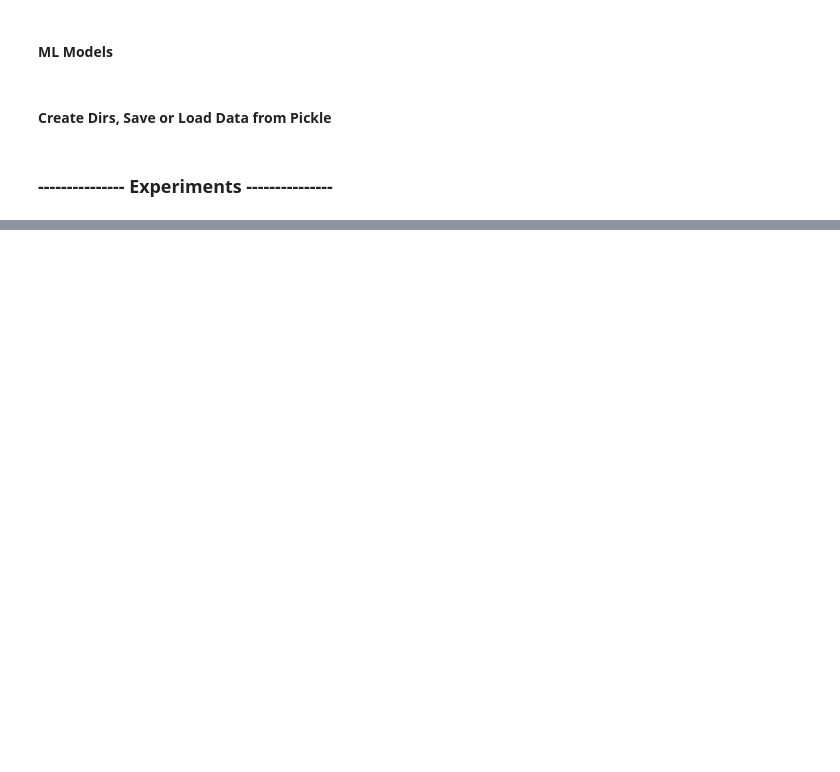
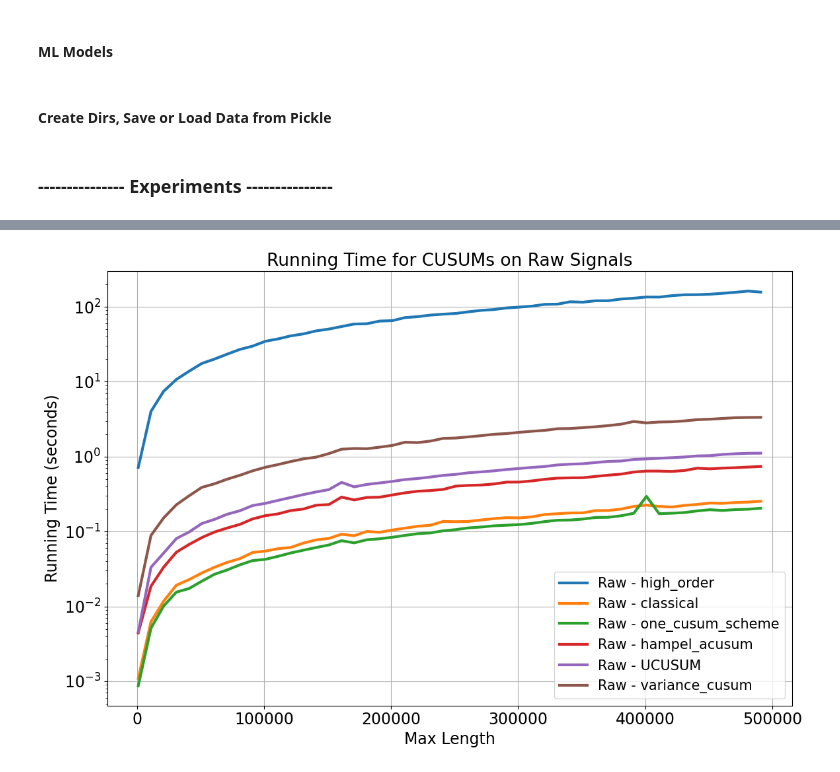
Before and after one commit to rolandbolboaca/CUSUM-Robustness-and-Resilience, a Jupyter notebook: run.ipynb, the cells around one changed output, grey strips where cells are left out. Cells and saved outputs as stored; diff of their text form; code cells hidden in the pictures; blank space fills up the shorter version.

```diff
--- a/run.ipynb
+++ b/run.ipynb
@@ -1638,7 +1811,8 @@ def get_clean_fault_data(dataset = None,
                          param_estimation_size = 1000,
                          max_length = 0,
                          files = None,
-                         dropped_columns = None
+                         dropped_columns = None,
+                         start = 0
                          ):
     """
         Get Clean and Fault Data from the data dictionary
@@ -1809,12 +1983,12 @@ def get_clean_fault_data(dataset = None,
         #Truncate Data
         if max_length != 0:
             if type(clean) != list and clean.ndim != 1:
-                clean = np.array(clean[0: max_length, :],dtype=float)
+                clean = np.array(clean[0: start + max_length, :],dtype=float)
             elif type(clean) != list and clean.ndim == 1:
-                clean = np.array(clean[0: max_length],dtype=float)
+                clean = np.array(clean[0: start + max_length],dtype=float)
             elif type(clean) == list:
                 for i in range(len(clean)):
-                    clean[i] = np.array(clean[i][0:max_length, :],dtype=float)
+                    clean[i] = np.array(clean[i][0: start + max_length, :],dtype=float)
 
             for i in range(len(fault)):
                 # Fault Data
@@ -3486,4 +3873,12 @@ models_parameters = {
         'TF': True,
         'stateful': True
 }
+
+# To have the same data for raw and residuals
+# When the models are trained, the training data will not be used for param estimation
+# When raw signals are used, the training data is skipped...
+# Just to have a fair comparison between raw and residuals
+
+TRAINING_SIZE = int(MAX_LENGTH * models_parameters['train_ratio'])
+START = TRAINING_SIZE
 # %% [markdown]
@@ -4132,0 +4620,70 @@ pass
+# %%
+# Plot the results
+
+font_main = 17
+font_title = 19
+font_legend = 15
+linewidth = 3
+
+plt.rcParams.update({
+    # Font sizes
+    'font.size': font_main,
+    'axes.labelsize': font_main,
+    'xtick.labelsize': font_main,
+    'ytick.labelsize': font_main,
+    'legend.fontsize': font_legend,
+    'axes.titlesize': font_title,
+    'figure.titlesize': font_main,
+
+    # Axis & grid styling
+    'axes.grid': True,
+    'axes.grid.which': 'major',
+    'axes.linewidth': 0.8,
+
+    # Line widths
+    'lines.linewidth': linewidth
+})
+
+
+# Plot CUSUMs CPU Usage
+plt.figure(figsize=(12, 8))
+plt.title("Running Time for CUSUMs on Raw Signals")
+plt.xlabel("Max Length")
+plt.ylabel("Running Time (seconds)")
+plt.grid(True)
+
+for cusum in cusum_list:
+    plt.plot(MAX_LENGTHS, results_raw_f[cusum], label="Raw - {}".format(cusum))
+plt.yscale('log')
+plt.legend()
+plt.tight_layout()
+plt.savefig(program_parameters["plot_path"] + "raw_time.pdf", format='pdf')
+# plt.show()
+
+
+# Plot CUSUMs CPU Usage on Residuals
+plt.figure(figsize=(12, 8))
+plt.title("Running Time for CUSUMs on Residuals")
+plt.xlabel("Max Length")
+plt.ylabel("Running Time (seconds)")
+for cusum in cusum_list:
+    plt.plot(MAX_LENGTHS, results_residual_f[cusum], label="Residuals - {}".format(cusum))
+plt.yscale('log')
+plt.legend()
+plt.tight_layout()
+plt.savefig(program_parameters["plot_path"] + "residual_time.pdf", format='pdf')
+# plt.show()
+
+# Plot Model CPU Usage
+plt.figure(figsize=(12, 8))
+plt.title("Model Training and Testing Time")
+plt.xlabel("Max Length")
+plt.ylabel("Running Time (seconds)")
+for meas in model_measure_list:
+    plt.plot(MAX_LENGTHS, results_model_f[meas], label="Model - {}".format(meas))
+plt.yscale('log')
+plt.legend()
+plt.tight_layout()
+plt.savefig(program_parameters["plot_path"] + "model_time.pdf", format='pdf')
+# %% [output]
+[figure, added]
```
Also changed, not shown: parts of 71 cells of this notebook.
